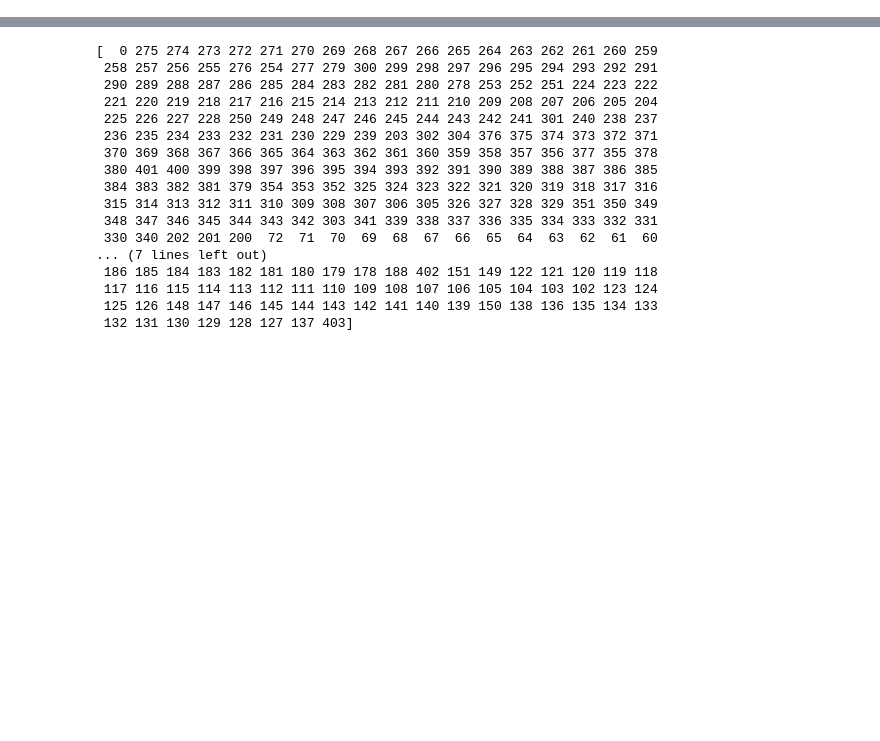
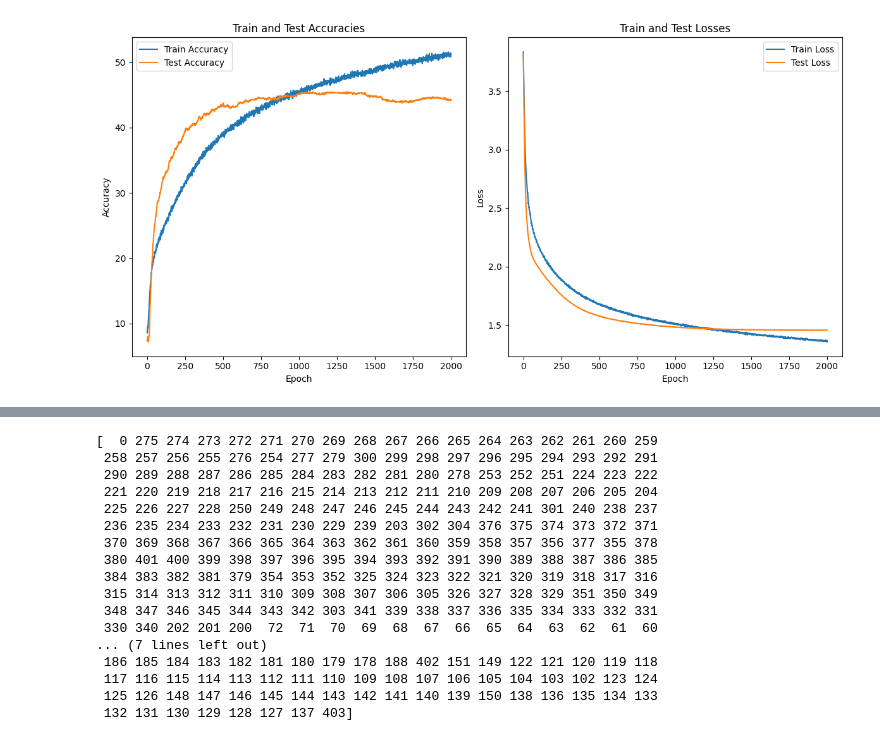
Before and after one commit to mbb25/genericRF_NWT, a Jupyter notebook: 3_classification_clean.ipynb, the cells around one changed output, grey strips where cells are left out. Cells and saved outputs as stored; diff of their text form; code cells hidden in the pictures; blank space fills up the shorter version.

```diff
--- a/3_classification_clean.ipynb
+++ b/3_classification_clean.ipynb
@@ -29,7 +29,7 @@ from torch.utils.data import TensorDataset, DataLoader
 # %%
 runname = ""
 test_sites = ['CG1-8B', 'F3-20B', 'CS-96B', 'ZF20-11A']
-chicken_columns = [f'chicken_{i}' for i in range(384)]
+chicken_columns = [f'chicken_{i}' for i in range(1024)]
 # %%
 runpath = os.path.join('runs', runname)
 if not os.path.exists(runpath):
@@ -180,5 +92,2 @@ print(dfm)
 # %%
-# some data subsets to play with
-dfr = df[df['site'].isin(dfo['site'].unique())]
 dfn, _ = split_by_columns(df, chicken_columns)
-dfrn, _ = split_by_columns(dfr, chicken_columns)
@@ -265,22 +142,25 @@ df_main_te, df_chicken_te = split_by_columns(X_test, chicken_columns)
 
 softmax_to_class = {1:0, 4:1, 5:2, 6:3, 7:4, 8:5, 9:6, 10:7, 12:8, 13:9}
 
-xt = torch.tensor(df_chicken_tr.values, dtype=torch.float)
-yt = torch.tensor([softmax_to_class[y] for y in y_train.values])
+X_train_chicken = torch.tensor(df_chicken_tr.values, dtype=torch.float)
+X_test_chicken  = torch.tensor(df_chicken_te.values, dtype=torch.float)
+y_train_chicken = torch.tensor([softmax_to_class[y] for y in y_train.values])
+y_test_chicken  = torch.tensor([softmax_to_class[y] for y in y_test.values])
 # %%
 class FFNN(nn.Module):
-    def __init__(self, input_size, hidden_size, output_size):
+    def __init__(self, input_size, hidden_size, output_size, dropout_prob=0.5):
         super(FFNN, self).__init__()
+        self.dropout = nn.Dropout(p=dropout_prob)
         self.fc1 = nn.Linear(input_size, hidden_size)
         self.fc2 = nn.Linear(hidden_size, output_size)
-        self.sm =  nn.Softmax(dim=0)
 
         nn.init.xavier_uniform_(self.fc1.weight)
-        nn.init.constant_(self.fc1.bias, 0)  # Initialize bias to zero
+        nn.init.constant_(self.fc1.bias, 0)
         nn.init.xavier_uniform_(self.fc2.weight)
-        nn.init.constant_(self.fc2.bias, 0)  # Initialize bias to zero
+        nn.init.constant_(self.fc2.bias, 0)
 
     def forward(self, x):
+        x = self.dropout(x)
         x = F.relu(self.fc1(x))
         x = self.fc2(x)
         return x
@@ -324,0 +248,26 @@ Finished epoch 1000, latest loss 0.04708768054842949
+# %%
+fig, axs = plt.subplots(1, 2, figsize=(12, 6))
+
+# Plot train and test accuracies
+axs[0].plot(range(num_epochs), train_accuracies, label='Train Accuracy')
+axs[0].plot(range(num_epochs), test_accuracies, label='Test Accuracy')
+axs[0].set_xlabel('Epoch')
+axs[0].set_ylabel('Accuracy')
+axs[0].set_title('Train and Test Accuracies')
+axs[0].legend()
+
+# Plot train and test losses
+axs[1].plot(range(num_epochs), train_losses, label='Train Loss')
+axs[1].plot(range(num_epochs), test_losses, label='Test Loss')
+axs[1].set_xlabel('Epoch')
+axs[1].set_ylabel('Loss')
+axs[1].set_title('Train and Test Losses')
+axs[1].legend()
+
+# Adjust spacing between subplots
+plt.tight_layout()
+
+# Show the plot
+plt.show()
+# %% [output]
+[figure, added]
```
Also changed, not shown: parts of 21 cells of this notebook, 2 other files.
